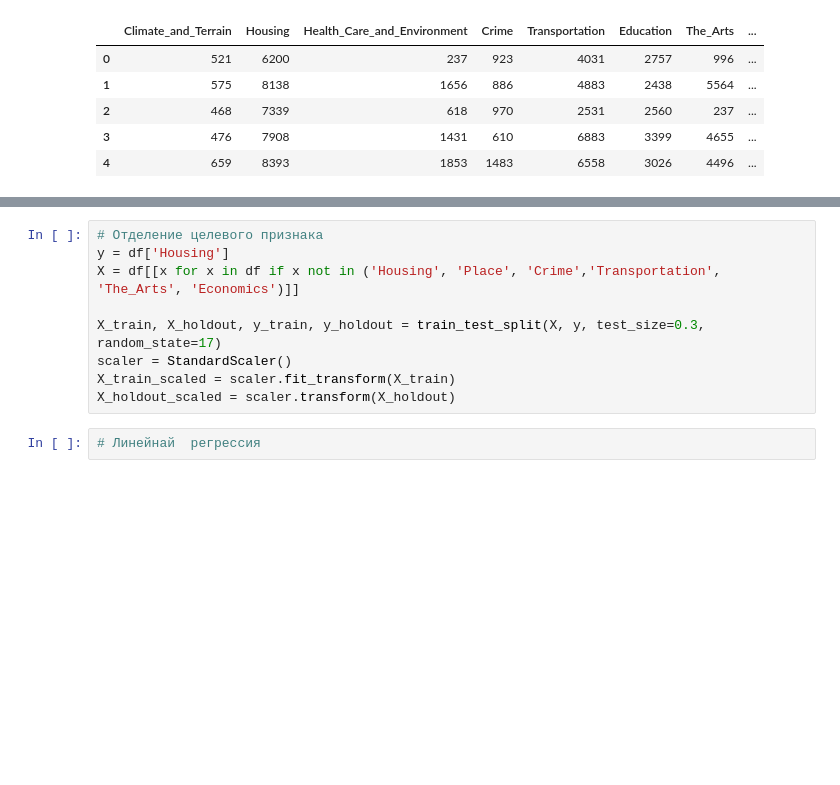
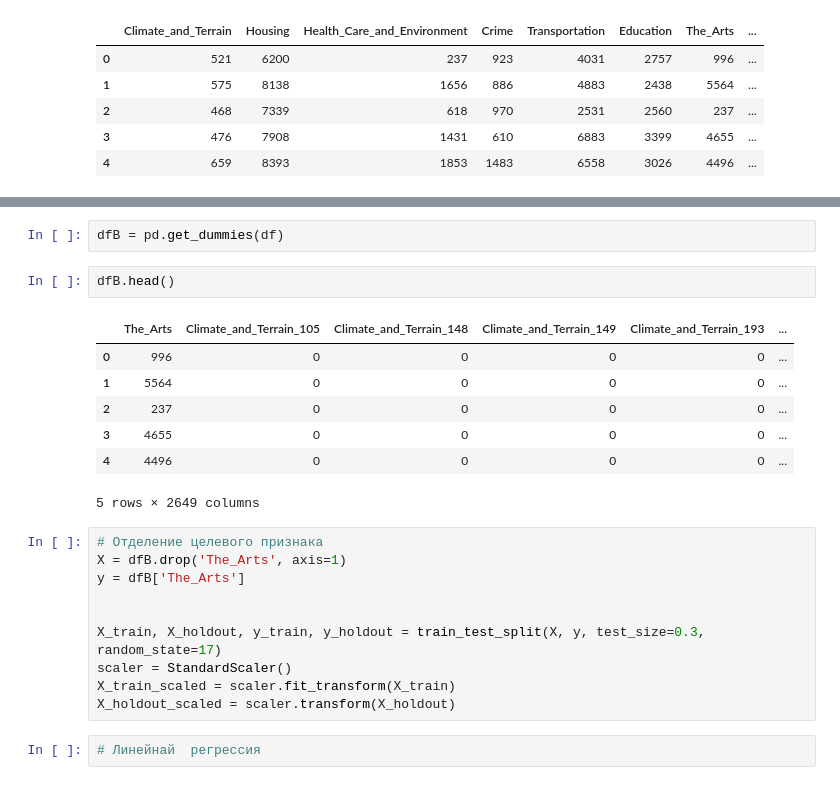
Before and after one commit to asurovenko/aad, a Jupyter notebook: personal_task/ex.ipynb, the cells around one changed output, grey strips where cells are left out. Saved outputs shown, nothing was run; the diff lists cells and outputs as text; blank space fills up the shorter version.

```diff
--- a/personal_task/ex.ipynb
+++ b/personal_task/ex.ipynb
@@ -33,7 +63,20 @@ df.shape
+# %%
+dfB = pd.get_dummies(df)
+# %%
+dfB.head()
+# %% [output]
+|  | The_Arts | Climate_and_Terrain_105 | Climate_and_Terrain_148 | Climate_and_Terrain_149 | Climate_and_Terrain_193 | ... |
+| 0 | 996 | 0 | 0 | 0 | 0 | ... |
+| 1 | 5564 | 0 | 0 | 0 | 0 | ... |
+| 2 | 237 | 0 | 0 | 0 | 0 | ... |
+| 3 | 4655 | 0 | 0 | 0 | 0 | ... |
+| 4 | 4496 | 0 | 0 | 0 | 0 | ... |
+5 rows × 2649 columns
 # %%
 # Отделение целевого признака
-y = df['Housing']
-X = df[[x for x in df if x not in ('Housing', 'Place', 'Crime','Transportation', 'The_Arts', 'Economics')]]
+X = dfB.drop('The_Arts', axis=1)
+y = dfB['The_Arts']
+
 
 X_train, X_holdout, y_train, y_holdout = train_test_split(X, y, test_size=0.3, random_state=17)
 scaler = StandardScaler()
```
Also changed, not shown: parts of 11 cells of this notebook, 1 other file.
